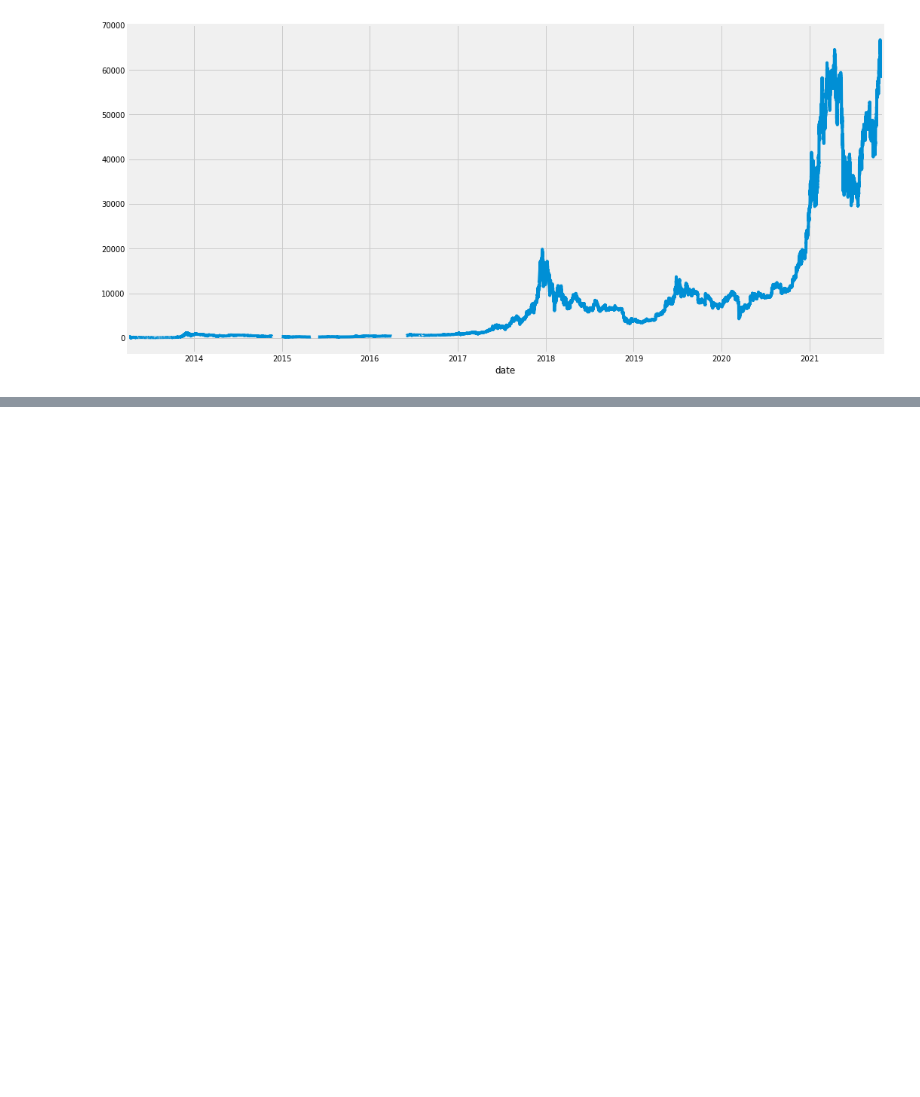
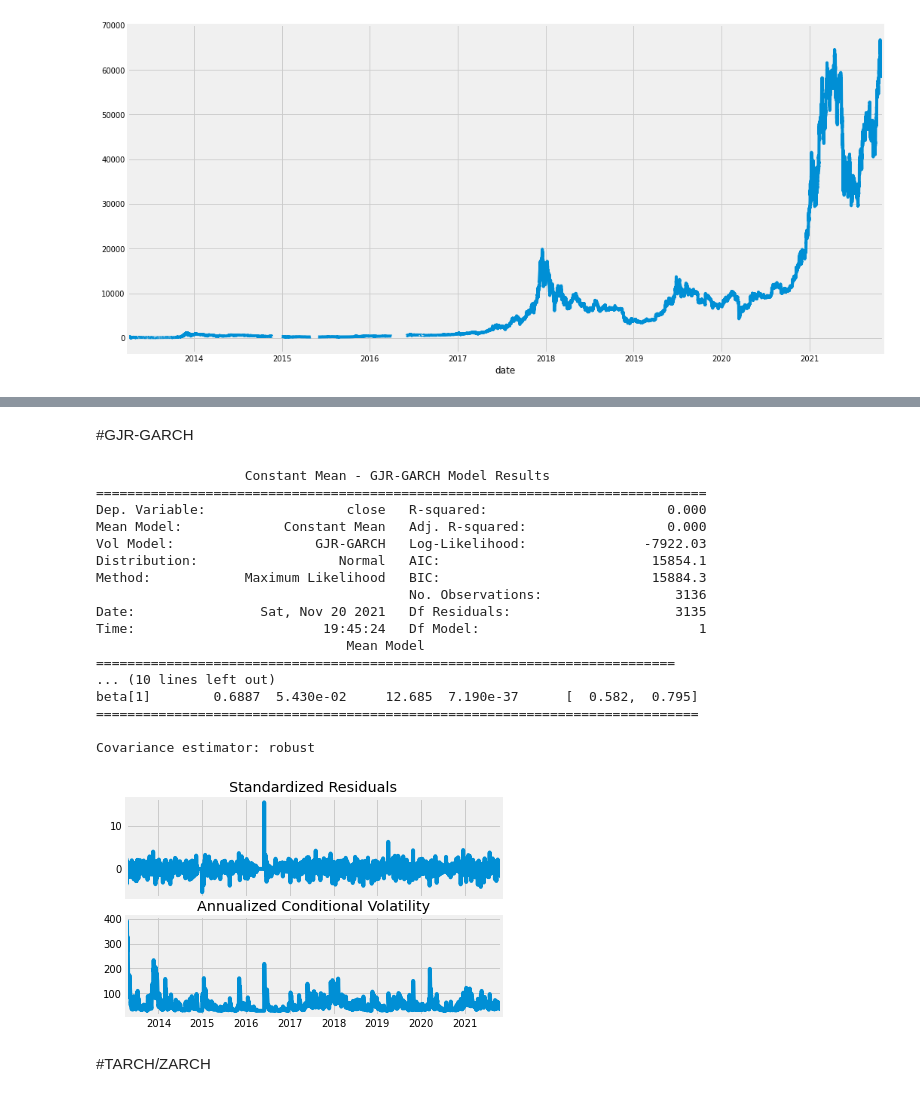
Before and after one commit to ayoubbensakhria/finance_algo, a Jupyter notebook: ARCH_and_GARCH.ipynb, the cells around one changed output, grey strips where cells are left out. Saved outputs shown, nothing was run; the diff lists cells and outputs as text; code cells hidden in the pictures; blank space fills up the shorter version.

```diff
--- a/ARCH_and_GARCH.ipynb
+++ b/ARCH_and_GARCH.ipynb
@@ -40,0 +96,28 @@ df['close'].plot(figsize=(16,8))
+# %% [markdown]
+#GJR-GARCH
+# %%
+am = arch_model(returns, p=1, o=1, q=1)
+res = am.fit(update_freq=5, disp="off")
+print(res.summary())
+fig = res.plot(annualize="D")
+# %% [output]
+                   Constant Mean - GJR-GARCH Model Results
+==============================================================================
+Dep. Variable:                  close   R-squared:                       0.000
+Mean Model:             Constant Mean   Adj. R-squared:                  0.000
+Vol Model:                  GJR-GARCH   Log-Likelihood:               -7922.03
+Distribution:                  Normal   AIC:                           15854.1
+Method:            Maximum Likelihood   BIC:                           15884.3
+                                        No. Observations:                 3136
+Date:                Sat, Nov 20 2021   Df Residuals:                     3135
+Time:                        19:45:24   Df Model:                            1
+                                Mean Model
+==========================================================================
+... (10 lines left out)
+beta[1]        0.6887  5.430e-02     12.685  7.190e-37      [  0.582,  0.795]
+=============================================================================
+
+Covariance estimator: robust
+[figure, added]
+# %% [markdown]
+#TARCH/ZARCH
```
Also changed, not shown: parts of 27 cells of this notebook.
